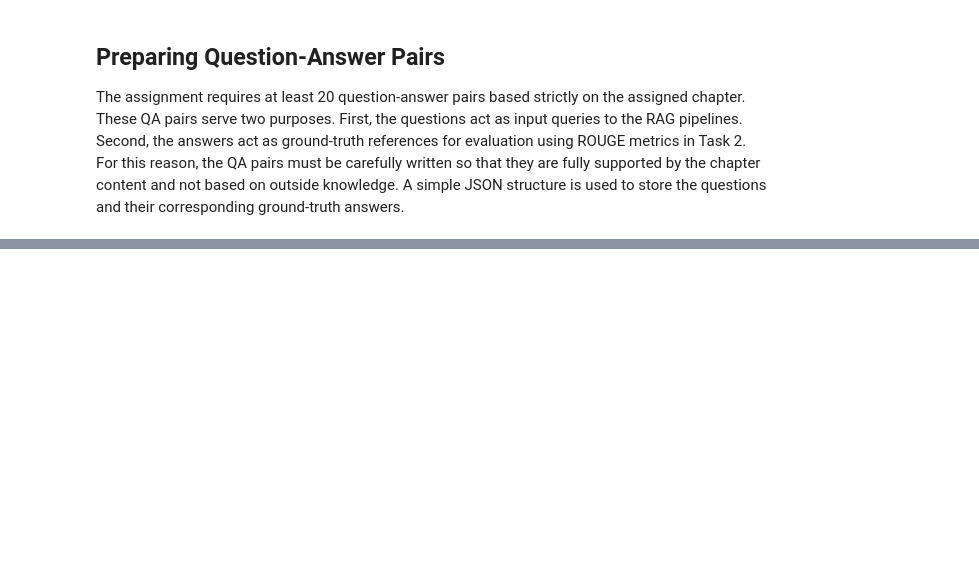
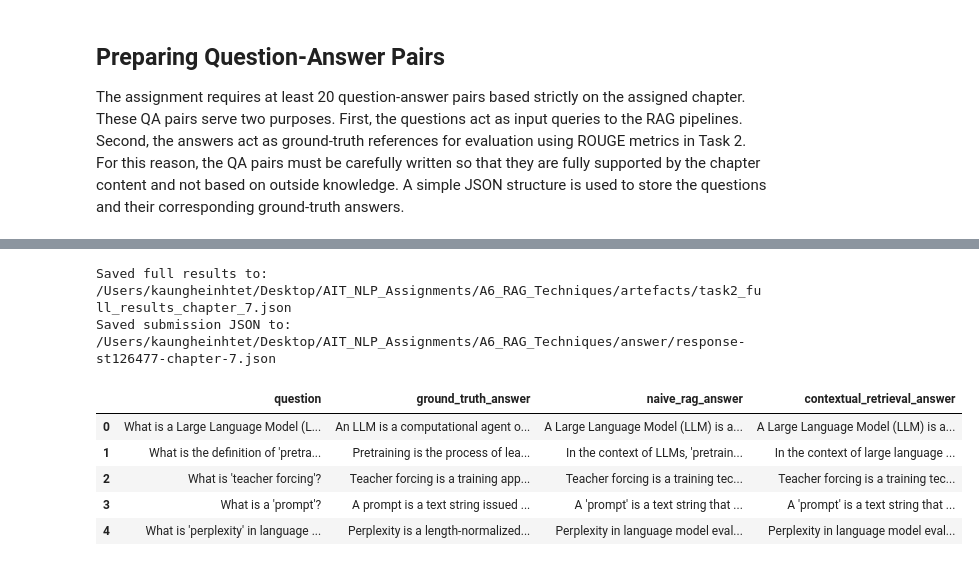
Before and after one commit to KHH-AKA-Lucifer/AIT_NLP_Assignments, a Jupyter notebook: A6_RAG_Techniques/test.ipynb, the cells around one changed output, grey strips where cells are left out. Saved outputs shown, nothing was run; the diff lists cells and outputs as text; code cells hidden in the pictures; blank space fills up the shorter version.

```diff
--- a/A6_RAG_Techniques/A6_final.ipynb
+++ b/A6_RAG_Techniques/test.ipynb
@@ -361,0 +489,22 @@ Generated 20 QA pairs based on the textbook content.
+# %%
+final_rows = merge_method_results(naive_rows, contextual_rows)
+metrics = evaluate_results(final_rows)
+
+metrics_df = pd.DataFrame(
+    [
+        {
+            'Method': 'Naive RAG',
+            'ROUGE-1': metrics['naive_rag']['rouge_1'],
+            'ROUGE-2': metrics['naive_rag']['rouge_2'],
+            'ROUGE-L': metrics['naive_rag']['rouge_l'],
+        },
+        {
+            'Method': 'Contextual Retrieval',
+            'ROUGE-1': metrics['contextual_retrieval']['rouge_1'],
+            'ROUGE-2': metrics['contextual_retrieval']['rouge_2'],
+            'ROUGE-L': metrics['contextual_retrieval']['rouge_l'],
+        },
+    ]
+)
+
+metrics_df
@@ -361,0 +519,27 @@ Generated 20 QA pairs based on the textbook content.
+# %%
+save_json(final_rows, FULL_RESULTS_PATH)
+
+submission_rows = [
+    {
+        'question': row['question'],
+        'ground_truth_answer': row['ground_truth_answer'],
+        'naive_rag_answer': row['naive_rag_answer'],
+        'contextual_retrieval_answer': row['contextual_retrieval_answer'],
+    }
+    for row in final_rows
+]
+
+save_json(submission_rows, SUBMISSION_PATH)
+
+print('Saved full results to:', FULL_RESULTS_PATH)
+print('Saved submission JSON to:', SUBMISSION_PATH)
+pd.DataFrame(submission_rows).head()
+# %% [output]
+Saved full results to: /Users/kaungheinhtet/Desktop/AIT_NLP_Assignments/A6_RAG_Techniques/artefacts/task2_full_results_chapter_7.json
+Saved submission JSON to: /Users/kaungheinhtet/Desktop/AIT_NLP_Assignments/A6_RAG_Techniques/answer/response-st126477-chapter-7.json
+|  | question | ground_truth_answer | naive_rag_answer | contextual_retrieval_answer |
+| 0 | What is a Large Language Model (L... | An LLM is a computational agent o... | A Large Language Model (LLM) is a... | A Large Language Model (LLM) is a... |
+| 1 | What is the definition of 'pretra... | Pretraining is the process of lea... | In the context of LLMs, 'pretrain... | In the context of large language ... |
+| 2 | What is 'teacher forcing'? | Teacher forcing is a training app... | Teacher forcing is a training tec... | Teacher forcing is a training tec... |
+| 3 | What is a 'prompt'? | A prompt is a text string issued ... | A 'prompt' is a text string that ... | A 'prompt' is a text string that ... |
+| 4 | What is 'perplexity' in language ... | Perplexity is a length-normalized... | Perplexity in language model eval... | Perplexity in language model eval... |
```
Also changed, not shown: parts of 13 cells of this notebook, 8 other files.
